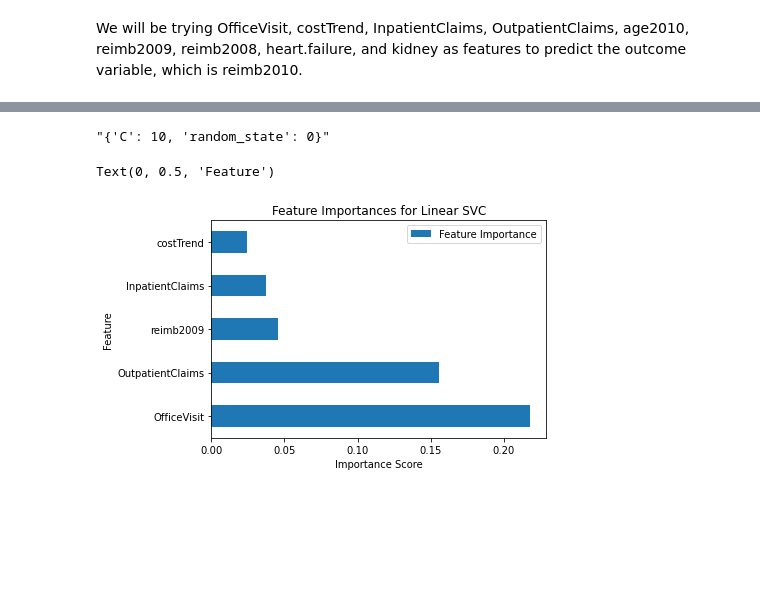
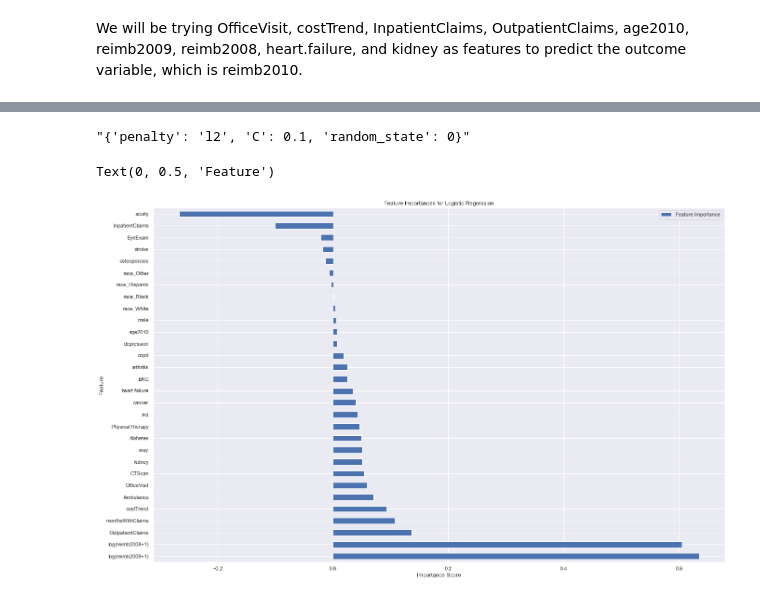
Before and after one commit to deniztokmakoglu/CAPP30254_Project, a Jupyter notebook: Logistic Reg, Linear SVC, Gaussian NB.ipynb, the cells around one changed output, grey strips where cells are left out. Drawn from its saved outputs; the diff is of its cells as text; code cells hidden in the pictures; blank space fills up the shorter version.

```diff
--- a/Logistic Reg, Linear SVC, Gaussian NB.ipynb
+++ b/Logistic Reg, Linear SVC, Gaussian NB.ipynb
@@ -150,6 +143,6 @@ sorted_results
 # %%
-x_train = train_df[['OfficeVisit', 'costTrend', 'reimb2009', 'InpatientClaims', 'OutpatientClaims']]
-x_test = test_df[['OfficeVisit', 'costTrend', 'reimb2009', 'InpatientClaims', 'OutpatientClaims']]
+x_train = train_df.drop(columns=['Cost'])
+x_test = test_df.drop(columns=['Cost'])
 y_train = train_df[['Cost']]
 y_test = test_df[['Cost']]
 # %%
@@ -158,7 +151,7 @@ from sklearn.inspection import permutation_importance #Gaussian NB does not have
 #Permutation Importance can be used to determine feature importance from NB
 model_NB = GaussianNB()
 best_NB = model_NB.fit(x_train, y_train)
-features = x.columns.values
+features = x_train.columns.values
 
 importance_NB = permutation_importance(best_NB, x_test, y_test)
 features_NB = {}
@@ -168,6 +161,7 @@ for i, v in enumerate(importance_NB.importances_mean):
 df_NB = pd.DataFrame.from_dict(features_NB, orient = 'index', columns = ['Feature Importance'])
 df_NB = df_NB.sort_values(by = ['Feature Importance'], ascending = False)
 
+sns.set(rc={'figure.figsize':(22, 14)})
 df_NB.plot.barh() #plot permutation importances for NB
 # %% [output]
 <AxesSubplot:>
@@ -184,26 +178,27 @@ sorted_results2.head(3)
 # %%
-sorted_results2['Parameters'][13]
+sorted_results2['Parameters'][1]
 # %% [output]
-"{'C': 10, 'random_state': 0}"
+"{'penalty': 'l2', 'C': 0.1, 'random_state': 0}"
 # %%
 #most important feature in the model that yielded the highest accuracy score
-model_SVC = LinearSVC()
-SVC_params = {'C': 10, 'random_state': 0}
-model_SVC.set_params(**SVC_params)
-best_SVC = model_SVC.fit(x_train, y_train)
+model_log = LogisticRegression()
+log_params = {'penalty': 'l2', 'C': 0.1, 'random_state': 0}
+model_log.set_params(**log_params)
+best_log = model_log.fit(x_train, y_train)
 
-importance_SVC = model_SVC.coef_[0]
-features_SVC = {}
-for i, v in enumerate(importance_SVC):
-    features_SVC[features[i]] = v
+importance_log = model_log.coef_[0]
+features_log = {}
+for i, v in enumerate(importance_log):
+    features_log[features[i]] = v
 # %%
-df_SVC = pd.DataFrame.from_dict(features_SVC, orient = 'index', columns = ['Feature Importance'])
-df_SVC = df_SVC.sort_values(by = ['Feature Importance'], ascending = False)
+df_log = pd.DataFrame.from_dict(features_log, orient = 'index', columns = ['Feature Importance'])
+df_log = df_log.sort_values(by = ['Feature Importance'], ascending = False)
 
-df_SVC.plot.barh()
-plt.title('Feature Importances for Linear SVC')
+sns.set(rc={'figure.figsize':(22, 14)})
+df_log.plot.barh()
+plt.title('Feature Importances for Logistic Regression')
 plt.xlabel('Importance Score')
 plt.ylabel('Feature')
 # %% [output]
 Text(0, 0.5, 'Feature')
-[figure, old version]
+[figure, new version]
```
Also changed, not shown: parts of 11 cells of this notebook.
